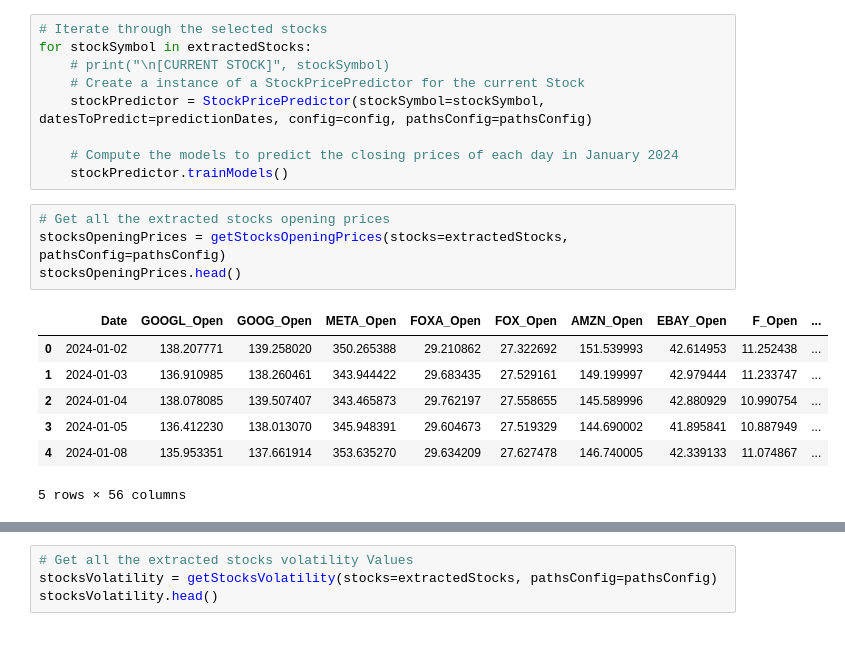
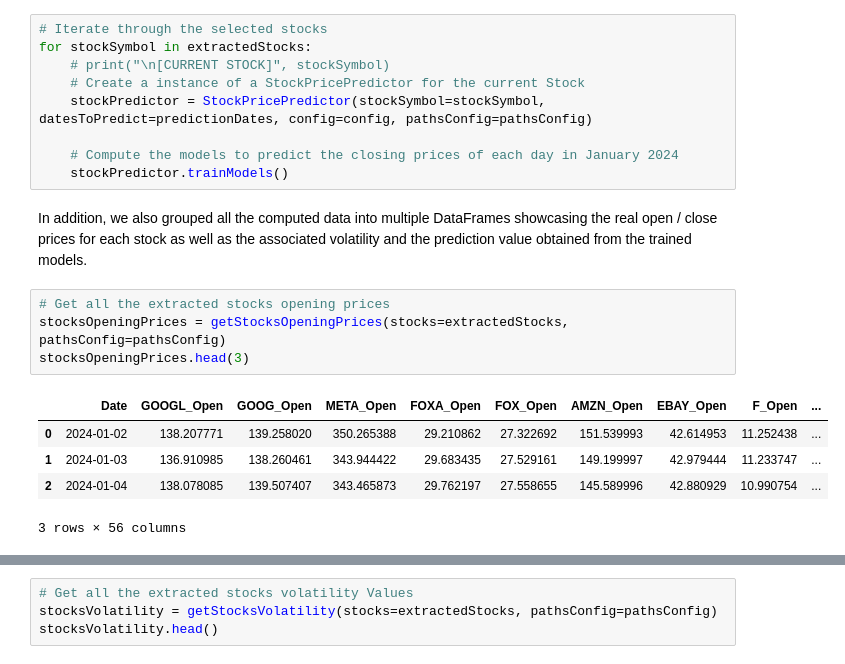
Before and after one commit to EstevesX10/SP500-Stock-Forecasting-and-Optimization, a Jupyter notebook: SP500 Stock Forecasting and Optimization/SP500 Stock Price Forecasting and Optimization.ipynb, the cells around one changed output, grey strips where cells are left out. Cells and saved outputs as stored; diff of their text form.

```diff
--- a/SP500 Stock Forecasting and Optimization/SP500 Stock Price Forecasting and Optimization.ipynb
+++ b/SP500 Stock Forecasting and Optimization/SP500 Stock Price Forecasting and Optimization.ipynb
@@ -372,18 +353,18 @@ for stockSymbol in extractedStocks:
 
     # Compute the models to predict the closing prices of each day in January 2024
     stockPredictor.trainModels()
+# %% [markdown]
+In addition, we also grouped all the computed data into multiple DataFrames showcasing the real open / close prices for each stock as well as the associated volatility and the prediction value obtained from the trained models.
 # %%
 # Get all the extracted stocks opening prices
 stocksOpeningPrices = getStocksOpeningPrices(stocks=extractedStocks, pathsConfig=pathsConfig)
-stocksOpeningPrices.head()
+stocksOpeningPrices.head(3)
 # %% [output]
 |  | Date | GOOGL_Open | GOOG_Open | META_Open | FOXA_Open | FOX_Open | AMZN_Open | EBAY_Open | F_Open | ... |
 | 0 | 2024-01-02 | 138.207771 | 139.258020 | 350.265388 | 29.210862 | 27.322692 | 151.539993 | 42.614953 | 11.252438 | ... |
 | 1 | 2024-01-03 | 136.910985 | 138.260461 | 343.944422 | 29.683435 | 27.529161 | 149.199997 | 42.979444 | 11.233747 | ... |
 | 2 | 2024-01-04 | 138.078085 | 139.507407 | 343.465873 | 29.762197 | 27.558655 | 145.589996 | 42.880929 | 10.990754 | ... |
-| 3 | 2024-01-05 | 136.412230 | 138.013070 | 345.948391 | 29.604673 | 27.519329 | 144.690002 | 41.895841 | 10.887949 | ... |
-| 4 | 2024-01-08 | 135.953351 | 137.661914 | 353.635270 | 29.634209 | 27.627478 | 146.740005 | 42.339133 | 11.074867 | ... |
-5 rows × 56 columns
+3 rows × 56 columns
 # %%
 # Get all the extracted stocks closing prices
 stocksClosingPrices = getStocksClosingPrices(stocks=extractedStocks, pathsConfig=pathsConfig)
```
Also changed, not shown: parts of 15 cells of this notebook.
